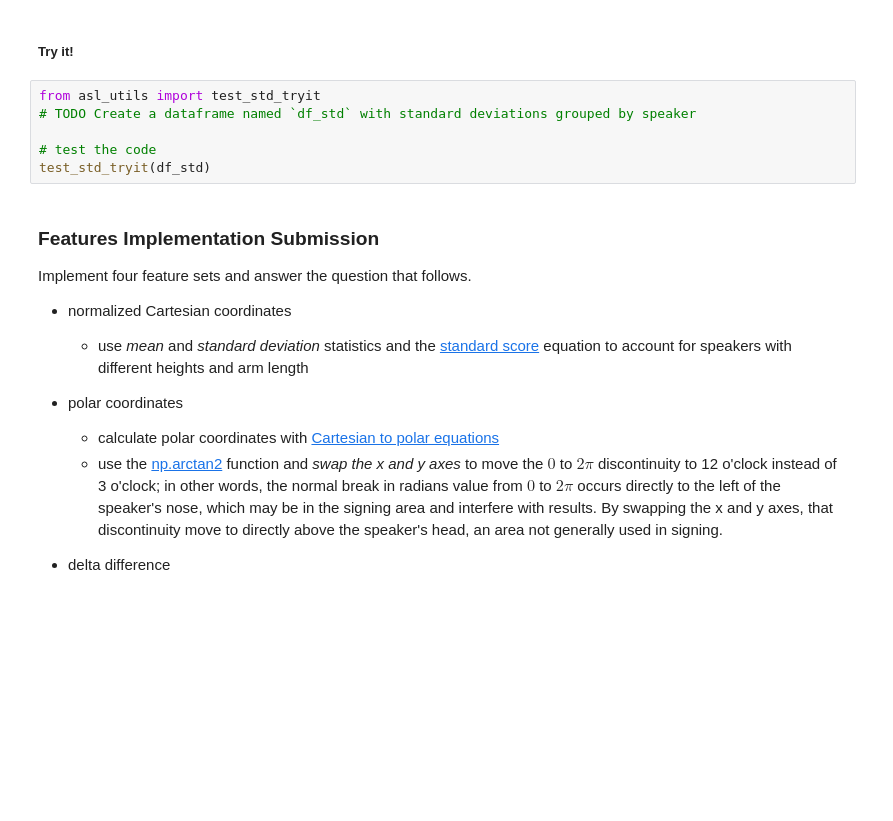
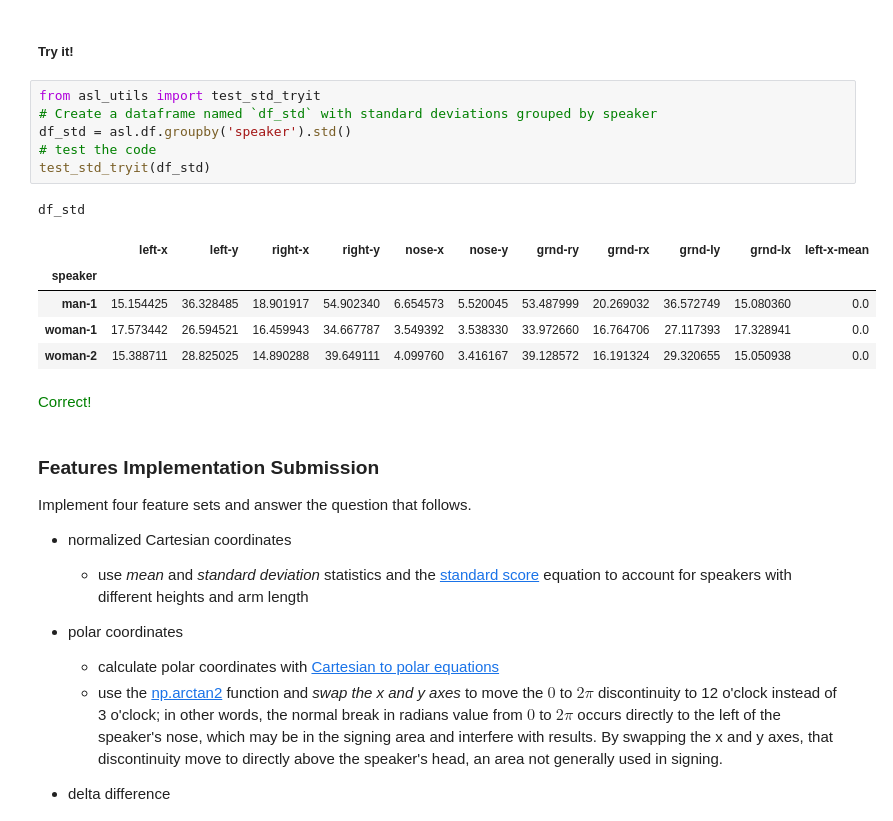
Before and after one commit to Ohara124c41/AIND-ASL_Recognizer, a Jupyter notebook: AIND-Recognizer-master/asl_recognizer.ipynb, the cells around one changed output. Saved outputs shown, nothing was run; the diff lists cells and outputs as text; blank space fills up the shorter version.

```diff
--- a/AIND-Recognizer-master/asl_recognizer.ipynb
+++ b/AIND-Recognizer-master/asl_recognizer.ipynb
@@ -90,10 +163,18 @@ asl.df.head()
 ##### Try it!
 # %%
 from asl_utils import test_std_tryit
-# TODO Create a dataframe named `df_std` with standard deviations grouped by speaker
-
+# Create a dataframe named `df_std` with standard deviations grouped by speaker
+df_std = asl.df.groupby('speaker').std()
 # test the code
 test_std_tryit(df_std)
+# %% [output]
+df_std
+|  | left-x | left-y | right-x | right-y | nose-x | nose-y | grnd-ry | grnd-rx | grnd-ly | grnd-lx | left-x-mean |
+| speaker |  |  |  |  |  |  |  |  |  |  |  |
+| man-1 | 15.154425 | 36.328485 | 18.901917 | 54.902340 | 6.654573 | 5.520045 | 53.487999 | 20.269032 | 36.572749 | 15.080360 | 0.0 |
+| woman-1 | 17.573442 | 26.594521 | 16.459943 | 34.667787 | 3.549392 | 3.538330 | 33.972660 | 16.764706 | 27.117393 | 17.328941 | 0.0 |
+| woman-2 | 15.388711 | 28.825025 | 14.890288 | 39.649111 | 4.099760 | 3.416167 | 39.128572 | 16.191324 | 29.320655 | 15.050938 | 0.0 |
+Correct!
 # %% [markdown]
 <a id='part1_submission'></a>
 ### Features Implementation Submission
```
Also changed, not shown: parts of 41 cells of this notebook, 3 other files.
